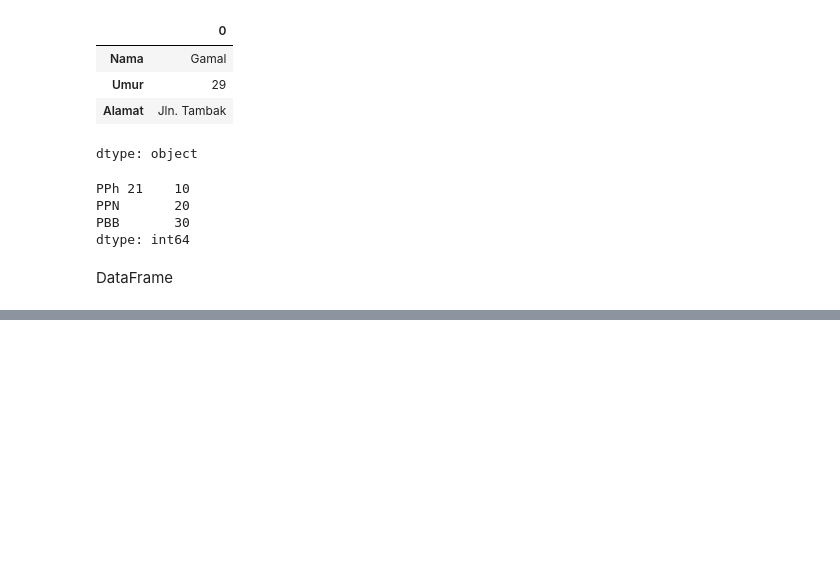
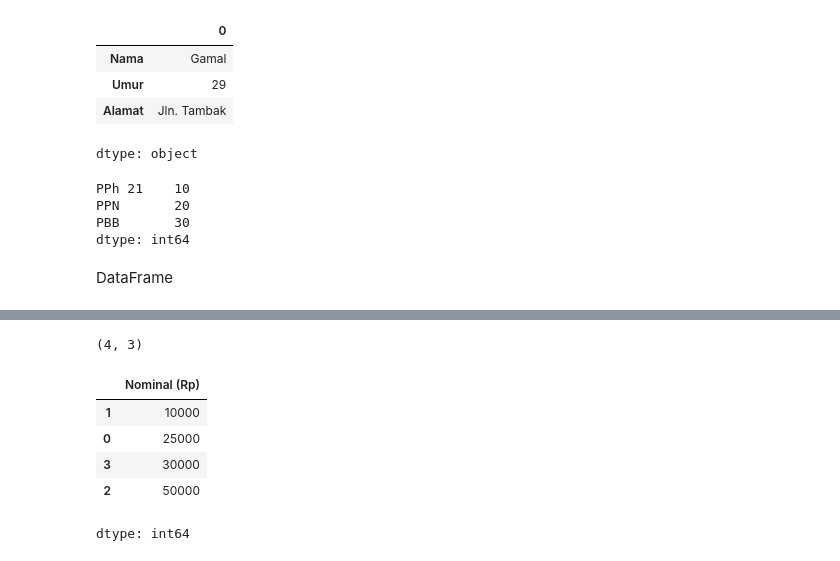
Before and after one commit to gamal20/latihan, a Jupyter notebook: Pelatihan2.ipynb, the cells around one changed output, grey strips where cells are left out. Drawn from its saved outputs; the diff is of its cells as text; code cells hidden in the pictures; blank space fills up the shorter version.

```diff
--- a/Pelatihan2.ipynb
+++ b/Pelatihan2.ipynb
@@ -125,0 +143,13 @@ pandas.core.frame.DataFrame
+# %%
+df_pengeluaran.shape
+# %% [output]
+(4, 3)
+# %%
+df_pengeluaran
+# %% [output]
+|  | Nominal (Rp) |
+| 1 | 10000 |
+| 0 | 25000 |
+| 3 | 30000 |
+| 2 | 50000 |
+dtype: int64
```
Also changed, not shown: parts of 5 cells of this notebook.
